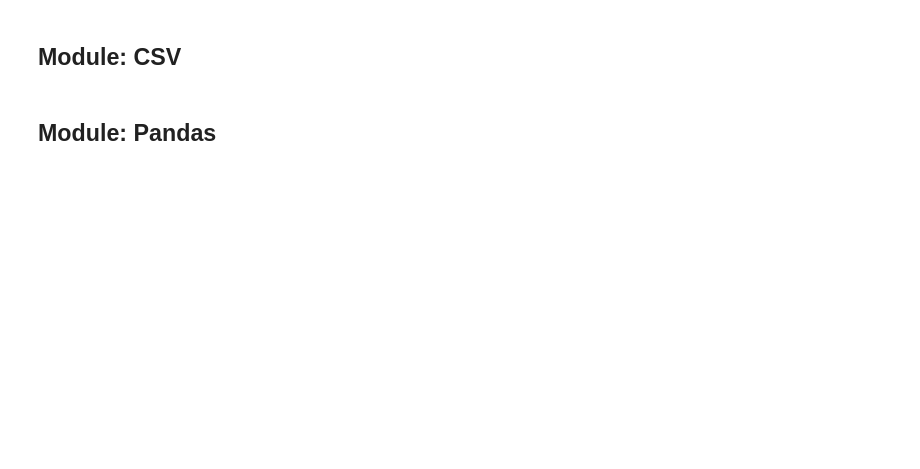
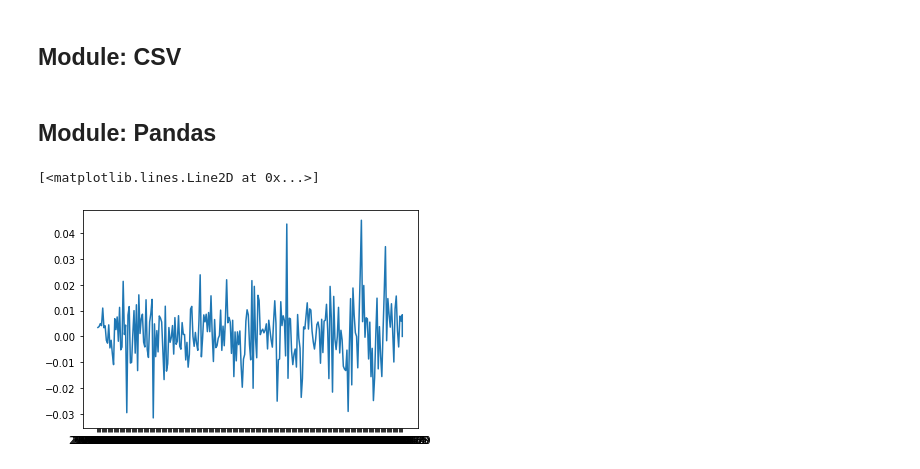
Before and after one commit to ssmb89/Classes, a Jupyter notebook: Week_5_stocks_daily_return.ipynb, the cells around one changed output. Saved outputs shown, nothing was run; the diff lists cells and outputs as text; code cells hidden in the pictures; blank space fills up the shorter version.

```diff
--- a/Week_5_stocks_daily_return.ipynb
+++ b/Week_5_stocks_daily_return.ipynb
@@ -66,3 +65,21 @@ print(data)
 ## Module: CSV
 # %% [markdown]
 ## Module: Pandas
+# %%
+from matplotlib import pyplot as plt
+import pandas as pd
+
+#dowlading data
+!curl "https://query1.finance.yahoo.com/v7/finance/download/NAB.AX?period1=1617062400&period2=1648598400&interval=1d&events=history&includeAdjustedClose=true" > stocks.csv
+
+#load data using pandas
+data =pd.read_csv('stocks.csv')
+
+#calculate daily returns
+data['Daily_Return'] = data['Adj Close'] / data['Adj Close'].shift(1)-1
+
+#plotting results
+plt.plot(data['Date'], data['Daily_Return'])
+# %% [output]
+[<matplotlib.lines.Line2D at 0x...>]
+[figure, added]
```
Also changed, not shown: parts of 1 cell of this notebook.
